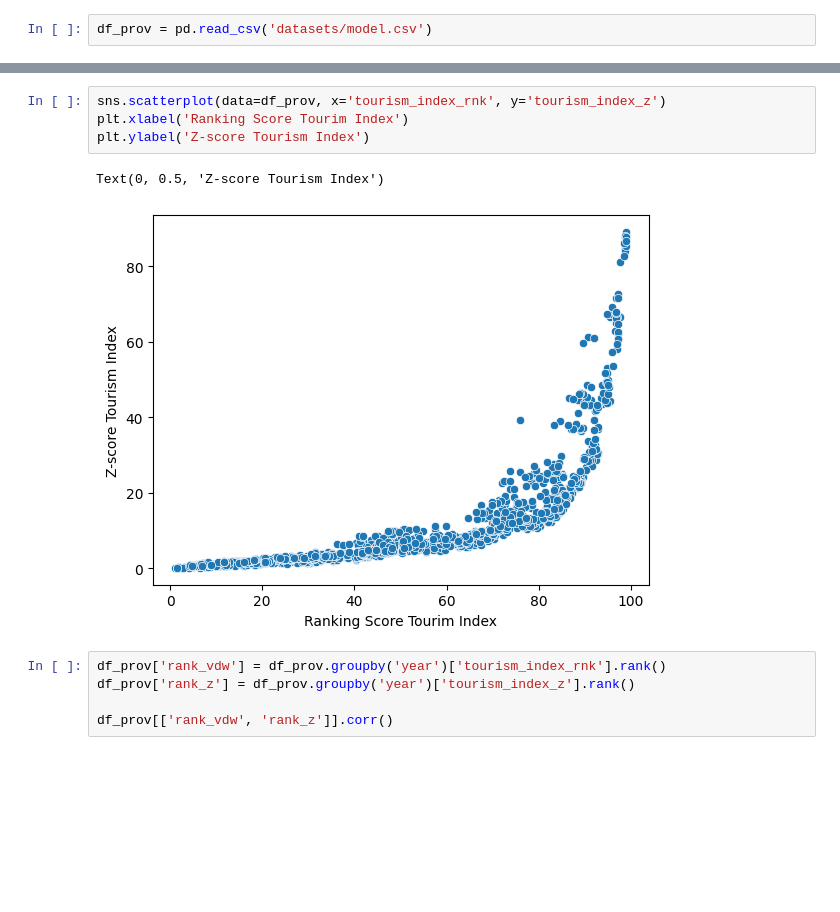
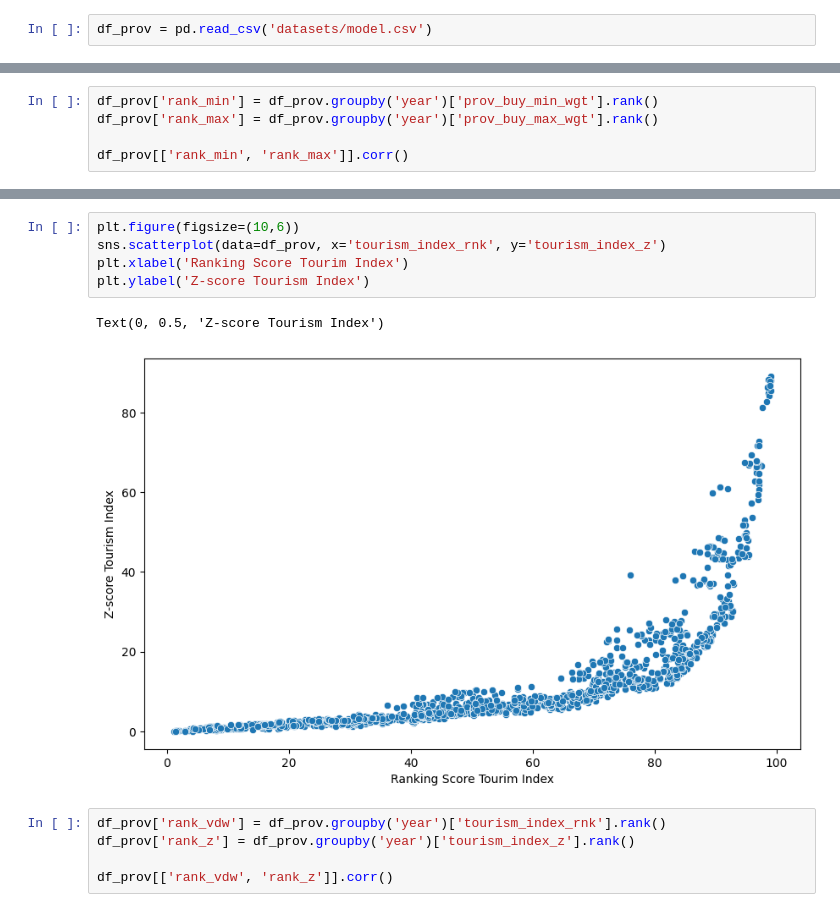
Before and after one commit to FrancescoCorti/Housing_Project, a Jupyter notebook: code/3_0_enginnering.ipynb, the cells around one changed output, grey strips where cells are left out. Saved outputs shown, nothing was run; the diff lists cells and outputs as text; blank space fills up the shorter version.

```diff
--- a/code/3_0_enginnering.ipynb
+++ b/code/3_0_enginnering.ipynb
@@ -348,0 +488,5 @@ Visualise
+# %%
+df_prov['rank_min'] = df_prov.groupby('year')['prov_buy_min_wgt'].rank()
+df_prov['rank_max'] = df_prov.groupby('year')['prov_buy_max_wgt'].rank()
+
+df_prov[['rank_min', 'rank_max']].corr()
@@ -375,10 +525,11 @@ df_prov[[
 # %%
+plt.figure(figsize=(10,6))
 sns.scatterplot(data=df_prov, x='tourism_index_rnk', y='tourism_index_z')
 plt.xlabel('Ranking Score Tourim Index')
 plt.ylabel('Z-score Tourism Index')
 # %% [output]
 Text(0, 0.5, 'Z-score Tourism Index')
-[figure, old version]
+[figure, new version]
 # %%
 df_prov['rank_vdw'] = df_prov.groupby('year')['tourism_index_rnk'].rank()
 df_prov['rank_z'] = df_prov.groupby('year')['tourism_index_z'].rank()
```
Also changed, not shown: parts of 25 cells of this notebook, 4 other files.
